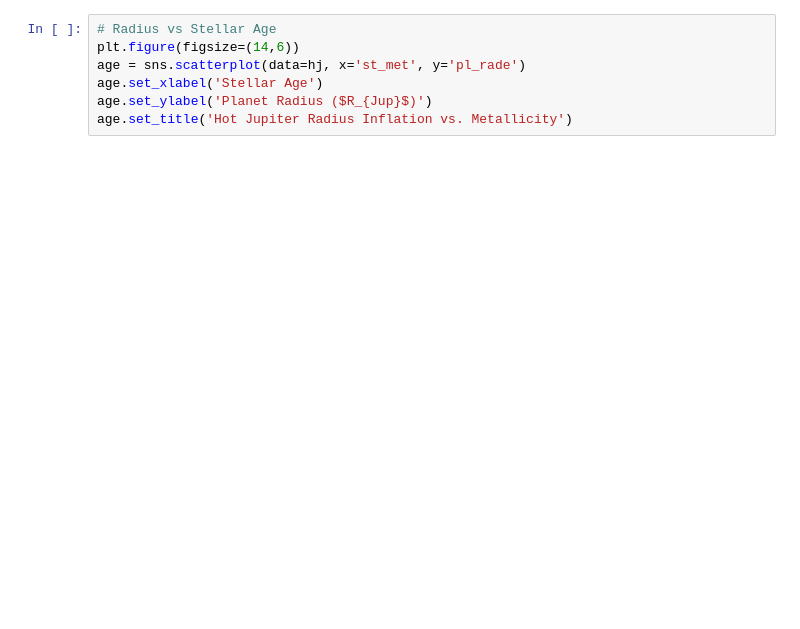
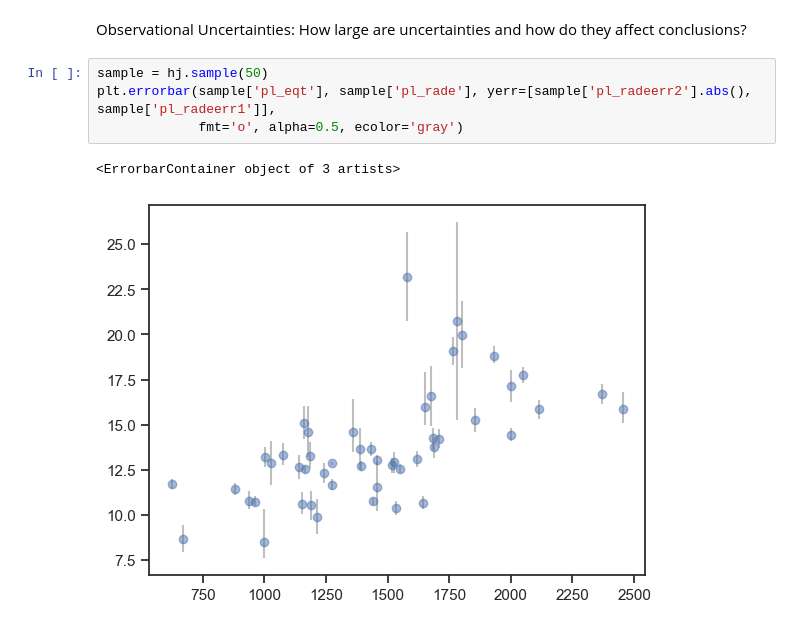
Before and after one commit to nataliealegro/PHYS2116-Computational-Assignment, a Jupyter notebook: Computational_Assignment.ipynb, the cells around one changed output. Saved outputs shown, nothing was run; the diff lists cells and outputs as text; blank space fills up the shorter version.

```diff
--- a/Computational_Assignment.ipynb
+++ b/Computational_Assignment.ipynb
@@ -144,7 +153,9 @@ plt.show()
-# %%
-# Radius vs Stellar Age
-plt.figure(figsize=(14,6))
-age = sns.scatterplot(data=hj, x='st_met', y='pl_rade')
-age.set_xlabel('Stellar Age')
-age.set_ylabel('Planet Radius ($R_{Jup}$)')
-age.set_title('Hot Jupiter Radius Inflation vs. Metallicity')
+# %% [markdown]
+Observational Uncertainties: How large are uncertainties and how do they affect conclusions?
+# %%
+sample = hj.sample(50)
+plt.errorbar(sample['pl_eqt'], sample['pl_rade'], yerr=[sample['pl_radeerr2'].abs(), sample['pl_radeerr1']],
+             fmt='o', alpha=0.5, ecolor='gray')
+# %% [output]
+<ErrorbarContainer object of 3 artists>
+[figure, added]
```
Also changed, not shown: parts of 12 cells of this notebook.
